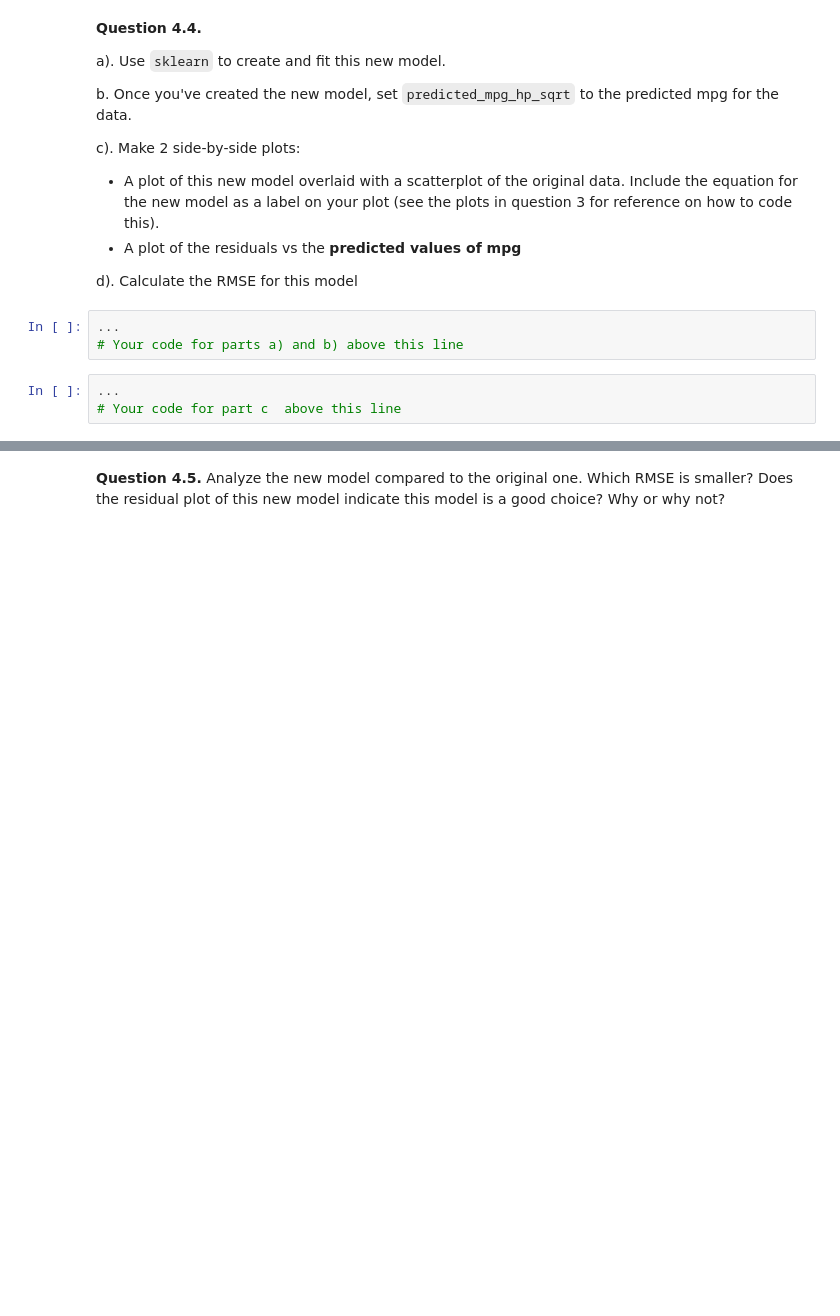
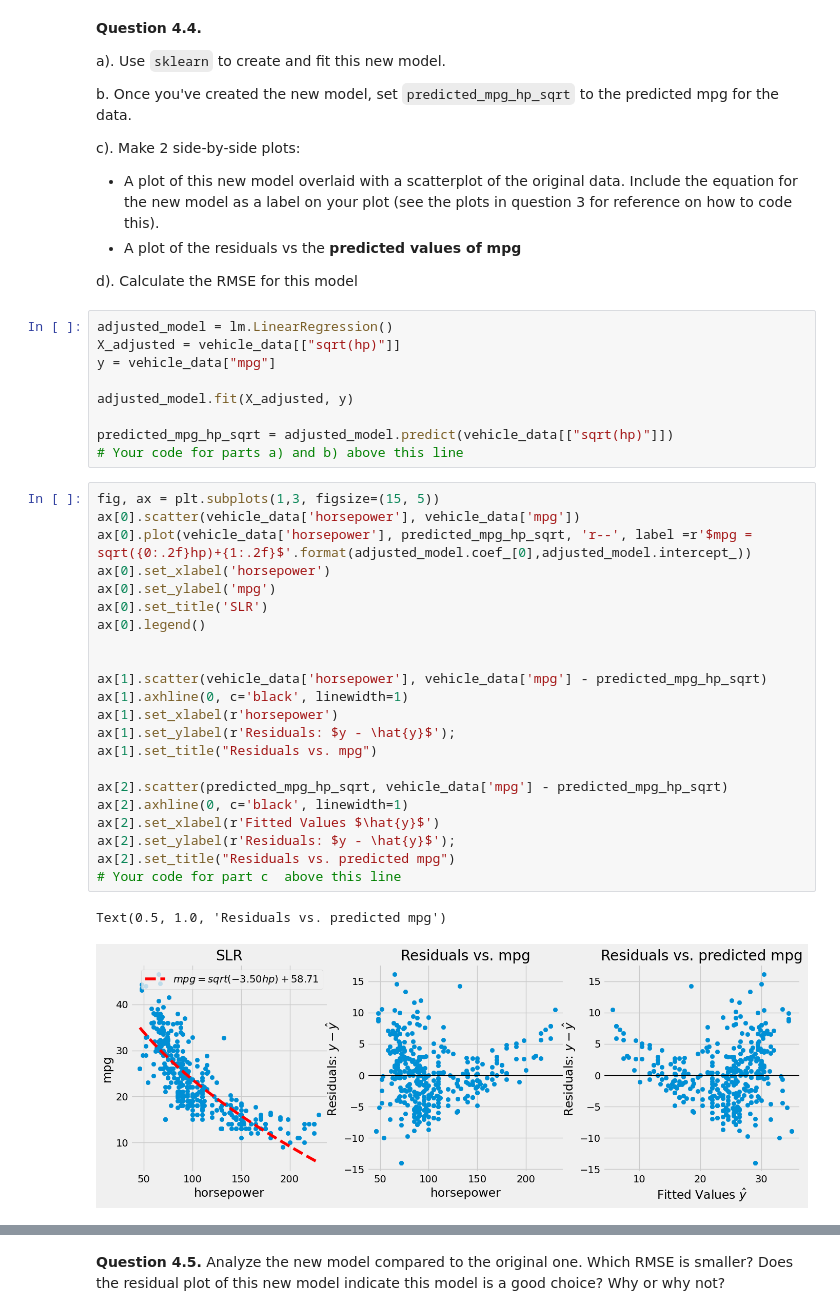
Before and after one commit to abo3abd-y/Data-Science, a Jupyter notebook: Data Science/HW/hw10/hw10.ipynb, the cells around one changed output, grey strips where cells are left out. Drawn from its saved outputs; the diff is of its cells as text; blank space fills up the shorter version.

```diff
--- a/Data Science/HW/hw10/hw10.ipynb
+++ b/Data Science/HW/hw10/hw10.ipynb
@@ -833,9 +847,37 @@ c).  Make 2 side-by-side plots:
 
 d).  Calculate the RMSE for this model
 # %%
-...
+adjusted_model = lm.LinearRegression()
+X_adjusted = vehicle_data[["sqrt(hp)"]]
+y = vehicle_data["mpg"]
+
+adjusted_model.fit(X_adjusted, y)
+
+predicted_mpg_hp_sqrt = adjusted_model.predict(vehicle_data[["sqrt(hp)"]])
 # Your code for parts a) and b) above this line
 # %%
-...
+fig, ax = plt.subplots(1,3, figsize=(15, 5))
+ax[0].scatter(vehicle_data['horsepower'], vehicle_data['mpg'])
+ax[0].plot(vehicle_data['horsepower'], predicted_mpg_hp_sqrt, 'r--', label =r'$mpg = sqrt({0:.2f}hp)+{1:.2f}$'.format(adjusted_model.coef_[0],adjusted_model.intercept_))
+ax[0].set_xlabel('horsepower')
+ax[0].set_ylabel('mpg')
+ax[0].set_title('SLR')
+ax[0].legend()
+
+
+ax[1].scatter(vehicle_data['horsepower'], vehicle_data['mpg'] - predicted_mpg_hp_sqrt)
+ax[1].axhline(0, c='black', linewidth=1)
+ax[1].set_xlabel(r'horsepower')
+ax[1].set_ylabel(r'Residuals: $y - \hat{y}$');
+ax[1].set_title("Residuals vs. mpg")
+
+ax[2].scatter(predicted_mpg_hp_sqrt, vehicle_data['mpg'] - predicted_mpg_hp_sqrt)
+ax[2].axhline(0, c='black', linewidth=1)
+ax[2].set_xlabel(r'Fitted Values $\hat{y}$')
+ax[2].set_ylabel(r'Residuals: $y - \hat{y}$');
+ax[2].set_title("Residuals vs. predicted mpg")
 # Your code for part c  above this line
+# %% [output]
+Text(0.5, 1.0, 'Residuals vs. predicted mpg')
+[figure, added]
 # %%
```
Also changed, not shown: parts of 19 cells of this notebook, 17 other files.
